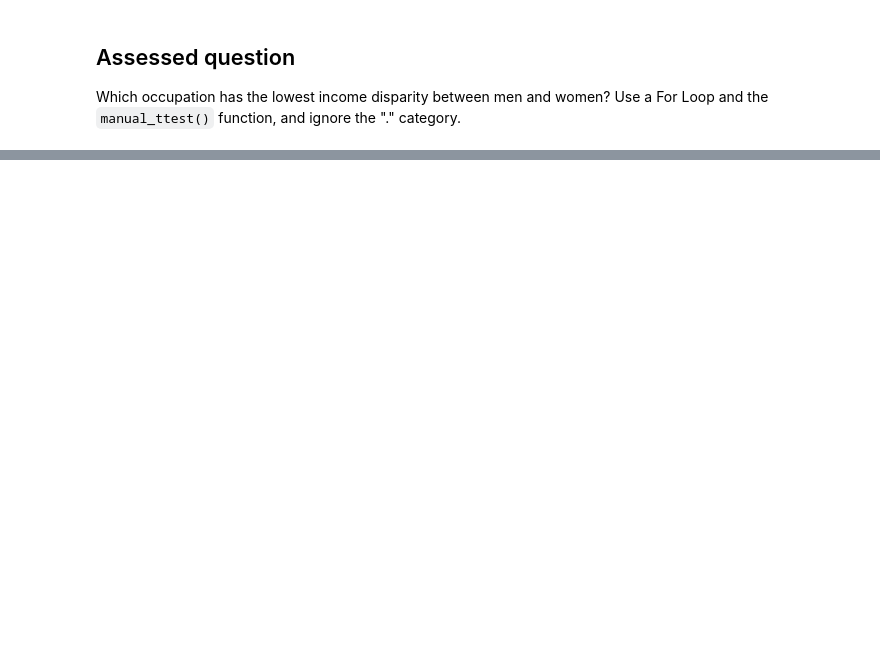
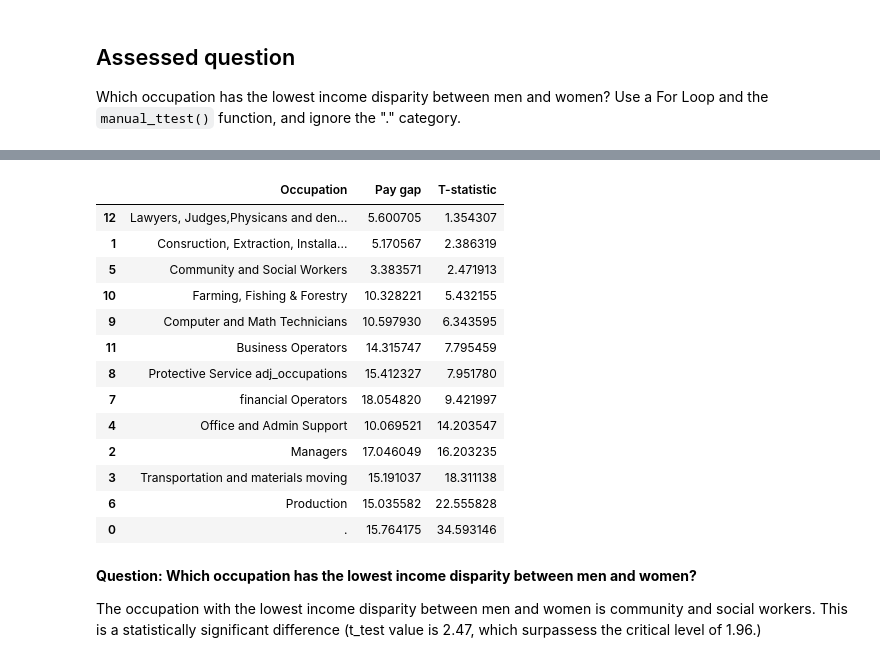
Before and after one commit to awenroberts/QM2, a Jupyter notebook: Copy_of_W7_hypothesis_testing.ipynb, the cells around one changed output, grey strips where cells are left out. Drawn from its saved outputs; the diff is of its cells as text; code cells hidden in the pictures; blank space fills up the shorter version.

```diff
--- a/Copy_of_W7_hypothesis_testing.ipynb
+++ b/Copy_of_W7_hypothesis_testing.ipynb
@@ -431,0 +484,34 @@ Now that the list of occupations is clean, I need to iterate through each occupa
+# %%
+#create a list of occupations that we can iterate over
+occupations_list = df['occupation'].unique()
+#print(occupations_list)
+
+#compare the mean income of each occupation between men and women
+
+gendered_occupations_results = []
+
+#1. create a for loop
+for occupation in occupations_list:
+  #print(occupation)
+
+#2. get the income means for MEN in each occupation
+  #this will loop through each occupation and substitute that in the second part
+  occ_men = df[(df['sex']==1) & (df['occupation'] == occupation)]
+  men_mean = (occ_men['income'].mean())
+
+#3 get the income means for WOMEN in each occupation
+  occ_women = df[(df['sex']==2) & (df['occupation'] == occupation)]
+  women_mean = (occ_women['income'].mean())
+
+  difference_in_means = occ_men['income'].mean() - occ_women['income'].mean()
+
+  print(f'The mean income for MEN in {occupation} is {men_mean:.2f}')
+  print(f'The mean income for WOMEN in {occupation} is {women_mean:.2f}')
+  print(f'The pay gap is {difference_in_means:.2f}')
+
+  my_ttest(occ_men['income'], occ_women['income'])
+
+  t_stat = my_ttest(occ_men['income'], occ_women['income'])
+
+  dictionary = {'Occupation':occupation, 'Pay gap':difference_in_means, 'T-statistic':t_stat}
+  gendered_occupations_results.append(dictionary)
@@ -431,0 +556,23 @@ Now that the list of occupations is clean, I need to iterate through each occupa
+# %%
+results_df = pd.DataFrame(gendered_occupations_results)
+results_df = results_df.sort_values(by='T-statistic')
+results_df
+# %% [output]
+|  | Occupation | Pay gap | T-statistic |
+| 12 | Lawyers, Judges,Physicans and den... | 5.600705 | 1.354307 |
+| 1 | Consruction, Extraction, Installa... | 5.170567 | 2.386319 |
+| 5 | Community and Social Workers | 3.383571 | 2.471913 |
+| 10 | Farming, Fishing & Forestry | 10.328221 | 5.432155 |
+| 9 | Computer and Math Technicians | 10.597930 | 6.343595 |
+| 11 | Business Operators | 14.315747 | 7.795459 |
+| 8 | Protective Service adj_occupations | 15.412327 | 7.951780 |
+| 7 | financial Operators | 18.054820 | 9.421997 |
+| 4 | Office and Admin Support | 10.069521 | 14.203547 |
+| 2 | Managers | 17.046049 | 16.203235 |
+| 3 | Transportation and materials moving | 15.191037 | 18.311138 |
+| 6 | Production | 15.035582 | 22.555828 |
+| 0 | . | 15.764175 | 34.593146 |
+# %% [markdown]
+**Question: Which occupation has the lowest income disparity between men and women?**
+
+The occupation with the lowest income disparity between men and women is community and social workers. This is a statistically significant difference (t_test value is 2.47, which surpassess the critical level of 1.96.)
```
Also changed, not shown: parts of 27 cells of this notebook.
